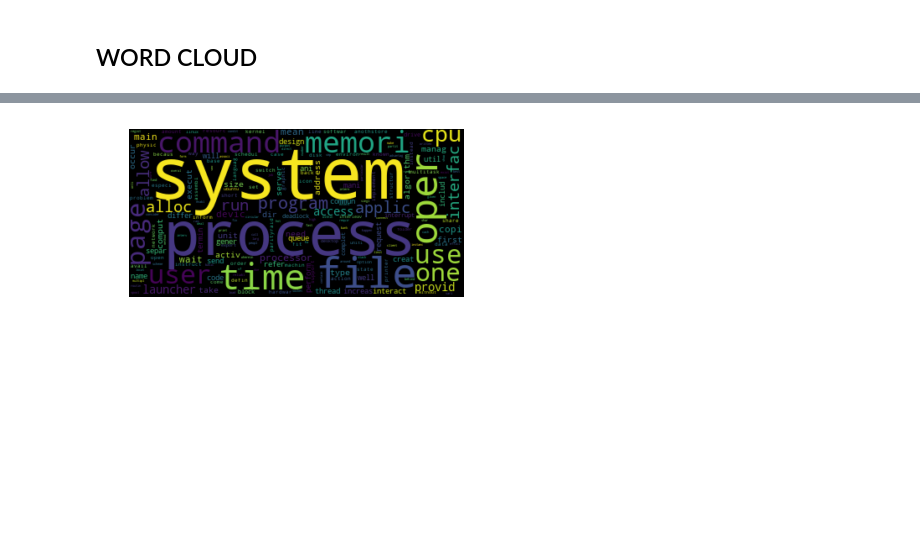
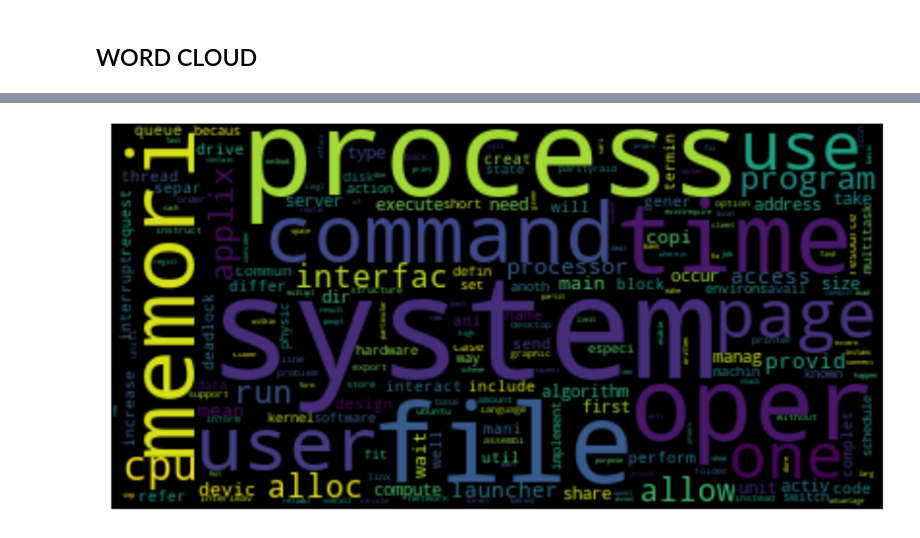
Before and after one commit to Ankur19/stutor, a Jupyter notebook: stemming_words.ipynb, the cells around one changed output, grey strips where cells are left out. Saved outputs shown, nothing was run; the diff lists cells and outputs as text; code cells hidden in the pictures; blank space fills up the shorter version.

```diff
--- a/stemming_words.ipynb
+++ b/stemming_words.ipynb
@@ -3,11 +5,7 @@ from nltk.stem import PorterStemmer
 from nltk.tokenize import sent_tokenize, word_tokenize
 import pickle
 import collections
+from spellchecker import SpellChecker
 
+spell = SpellChecker()
 ps = PorterStemmer()
-
-sentence = "gaming, the gamers play games"
-words = word_tokenize(sentence)
-
-for word in words:
-    print(word + ":" + ps.stem(word))
@@ -29,14 +20,15 @@ for doc in topics_list:
     print(doc["topic_name"])
     words = word_tokenize(doc["topic_name"])
     for word in words:
-        word = word.lower()
-        if ps.stem(word) in counts:
-            counts[ps.stem(word)] += 1
+
+        word = ps.stem(word.lower())
+        word = spell.correction(word) if not len(spell.candidates(word))>1 else word
+        if word in counts:
+            counts[word] += 1
         else:
-            counts[ps.stem(word)] = 1
+            counts[word] = 1
 
 # print(doc["discussion_material"])
-# sorted(counts, key=counts.get)
 sorted_counts = sorted(counts.items(), key=lambda x: x[1], reverse=True)
 # %% [output]
 Explain the main purpose of an operating system?
@@ -143,14 +106,15 @@ sorted_counts
 counts_disc = {}
 
 for doc in topics_list:
-#     print(doc["discussion_material"])
+    print(doc["discussion_material"])
     words = word_tokenize(doc["discussion_material"])
     for word in words:
-        word= word.lower()
-        if ps.stem(word) in counts_disc:
-            counts_disc[ps.stem(word)] += 1
+        word = ps.stem(word.lower())
+        word = spell.correction(word) if not len(spell.candidates(word))>1 else word
+        if word in counts_disc:
+            counts_disc[word] += 1
         else:
-            counts_disc[ps.stem(word)] = 1
+            counts_disc[word] = 1
 # %%
 for i in stop_words:
     counts_disc[i]=0
@@ -254,11 +219,12 @@ create_para_disc
 # %%
 # Create and generate a word cloud image:
 wordcloud_disc = WordCloud(collocations=False).generate(" ".join(create_para_disc))
 
 # Display the generated image:
+plt.figure(figsize=(30,30))
 plt.imshow(wordcloud_disc, interpolation='bilinear')
 plt.axis("off")
 plt.savefig("worldcloud_materials.png")
 plt.show()
 # %% [output]
-[figure, old version]
+[figure, new version]
```
Also changed, not shown: parts of 13 cells of this notebook, 2 other files.
